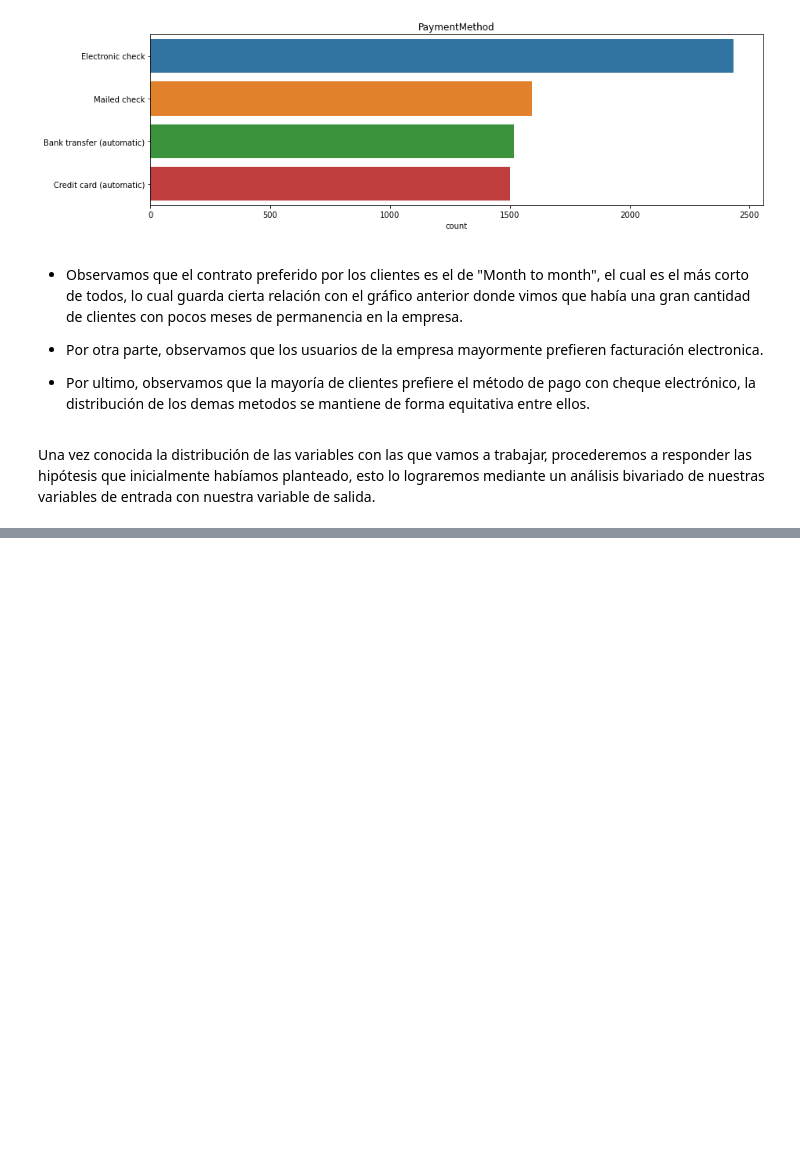
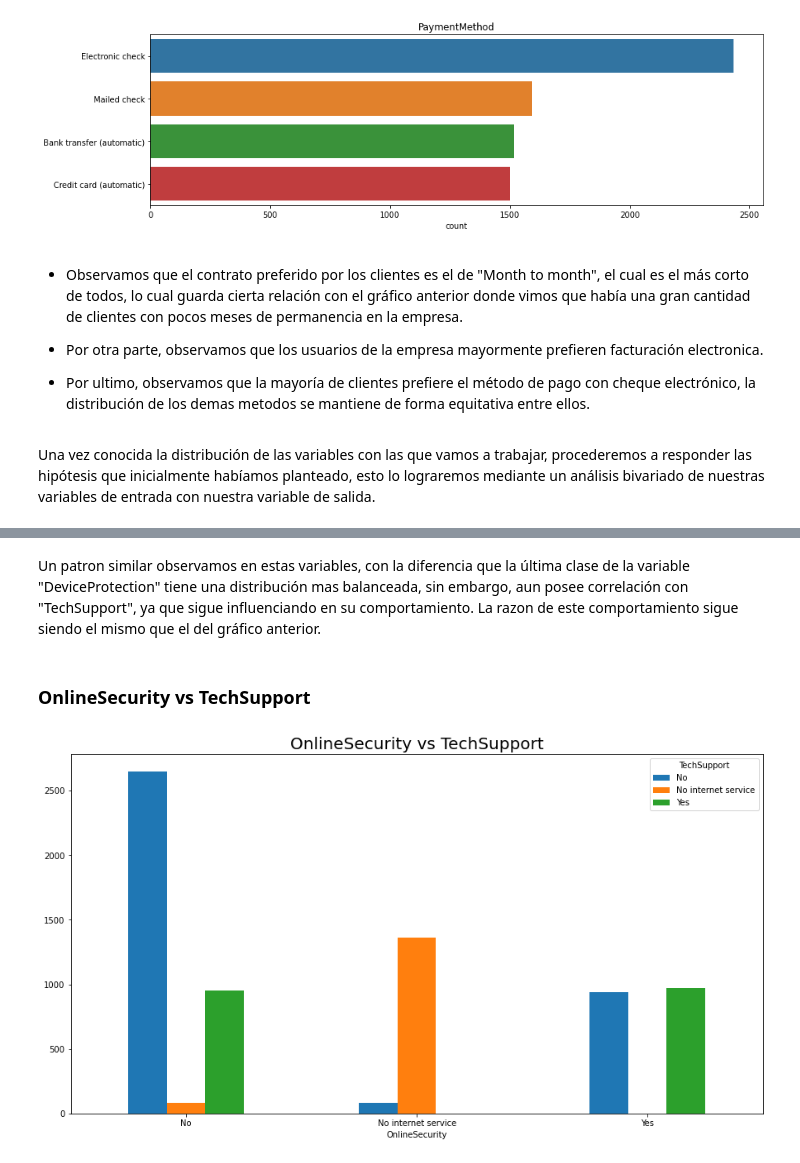
Before and after one commit to silvestref/Desercion_Telecom, a Jupyter notebook: Jupyter_Desercion_Telecom.ipynb, the cells around one changed output, grey strips where cells are left out. Saved outputs shown, nothing was run; the diff lists cells and outputs as text; code cells hidden in the pictures; blank space fills up the shorter version.

```diff
--- a/Jupyter_Desercion_Telecom.ipynb
+++ b/Jupyter_Desercion_Telecom.ipynb
@@ -765,0 +747,11 @@ Por último, observamos una correlación altamente negativa entre ambas variable
+# %% [markdown]
+Un patron similar observamos en estas variables, con la diferencia que la última clase de la variable "DeviceProtection" tiene una distribución mas balanceada, sin embargo, aun posee correlación con "TechSupport", ya que sigue influenciando en su comportamiento. La razon de este comportamiento sigue siendo el mismo que el del gráfico anterior.
+# %% [markdown]
+### OnlineSecurity vs TechSupport
+# %%
+OS_TS=pd.crosstab(index=data['OnlineSecurity'],columns=data['TechSupport'])
+OS_TS.plot.bar(figsize=(15,8), rot=0)
+plt.title("OnlineSecurity vs TechSupport", fontsize=20)
+plt.show()
+# %% [output]
+[figure, added]
```
Also changed, not shown: parts of 217 cells of this notebook.
